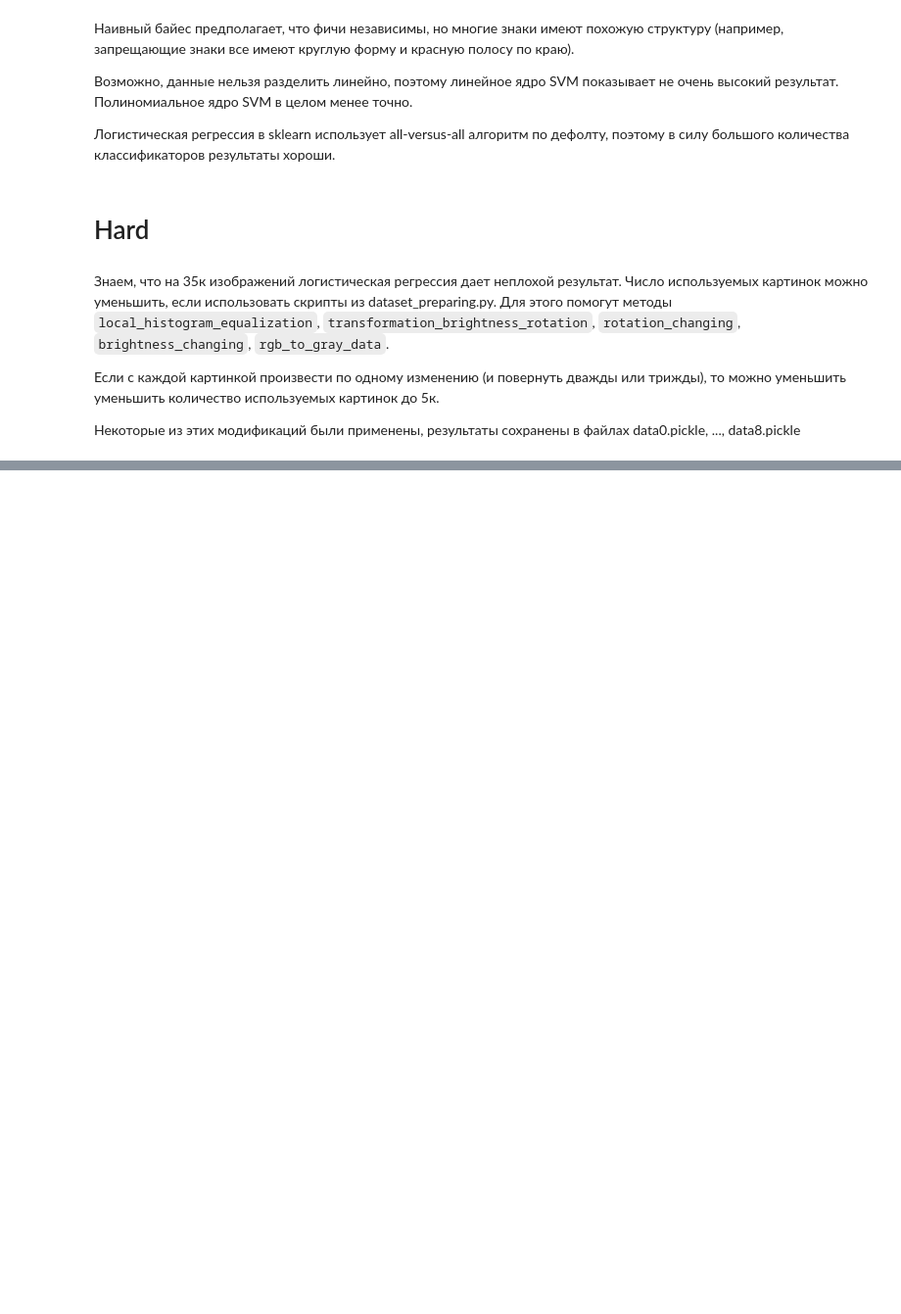
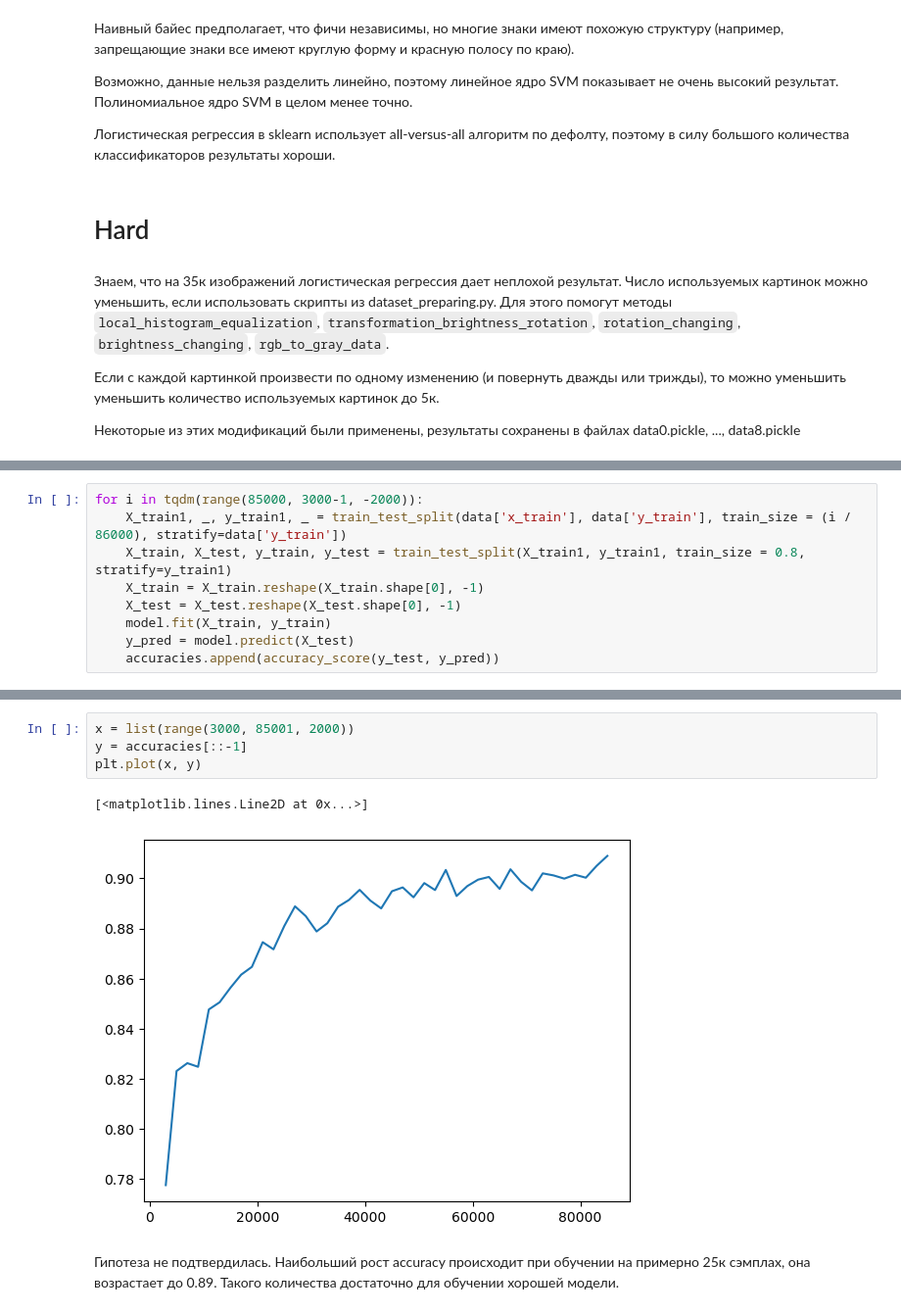
Before and after one commit to nixiieee/hse-ml-course-2024-hw, a Jupyter notebook: notebooks/03-homework.ipynb, the cells around one changed output, grey strips where cells are left out. Shown: that part at 98% size. Cells and saved outputs as stored; diff of their text form; blank space fills up the shorter version.

```diff
--- a/notebooks/03-homework.ipynb
+++ b/notebooks/03-homework.ipynb
@@ -192,0 +211,9 @@ sns.displot(x=list(data_train['labels']))
+# %%
+for i in tqdm(range(85000, 3000-1, -2000)):
+    X_train1, _, y_train1, _ = train_test_split(data['x_train'], data['y_train'], train_size = (i / 86000), stratify=data['y_train'])
+    X_train, X_test, y_train, y_test = train_test_split(X_train1, y_train1, train_size = 0.8, stratify=y_train1)
+    X_train = X_train.reshape(X_train.shape[0], -1)
+    X_test = X_test.reshape(X_test.shape[0], -1)
+    model.fit(X_train, y_train)
+    y_pred = model.predict(X_test)
+    accuracies.append(accuracy_score(y_test, y_pred))
@@ -192,0 +238,9 @@ sns.displot(x=list(data_train['labels']))
+# %%
+x = list(range(3000, 85001, 2000))
+y = accuracies[::-1]
+plt.plot(x, y)
+# %% [output]
+[<matplotlib.lines.Line2D at 0x...>]
+[figure, added]
+# %% [markdown]
+Гипотеза не подтвердилась. Наибольший рост accuracy происходит при обучении на примерно 25к сэмплах, она возрастает до 0.89. Такого количества достаточно для обучении хорошей модели.
```
Also changed, not shown: parts of 13 cells of this notebook.
